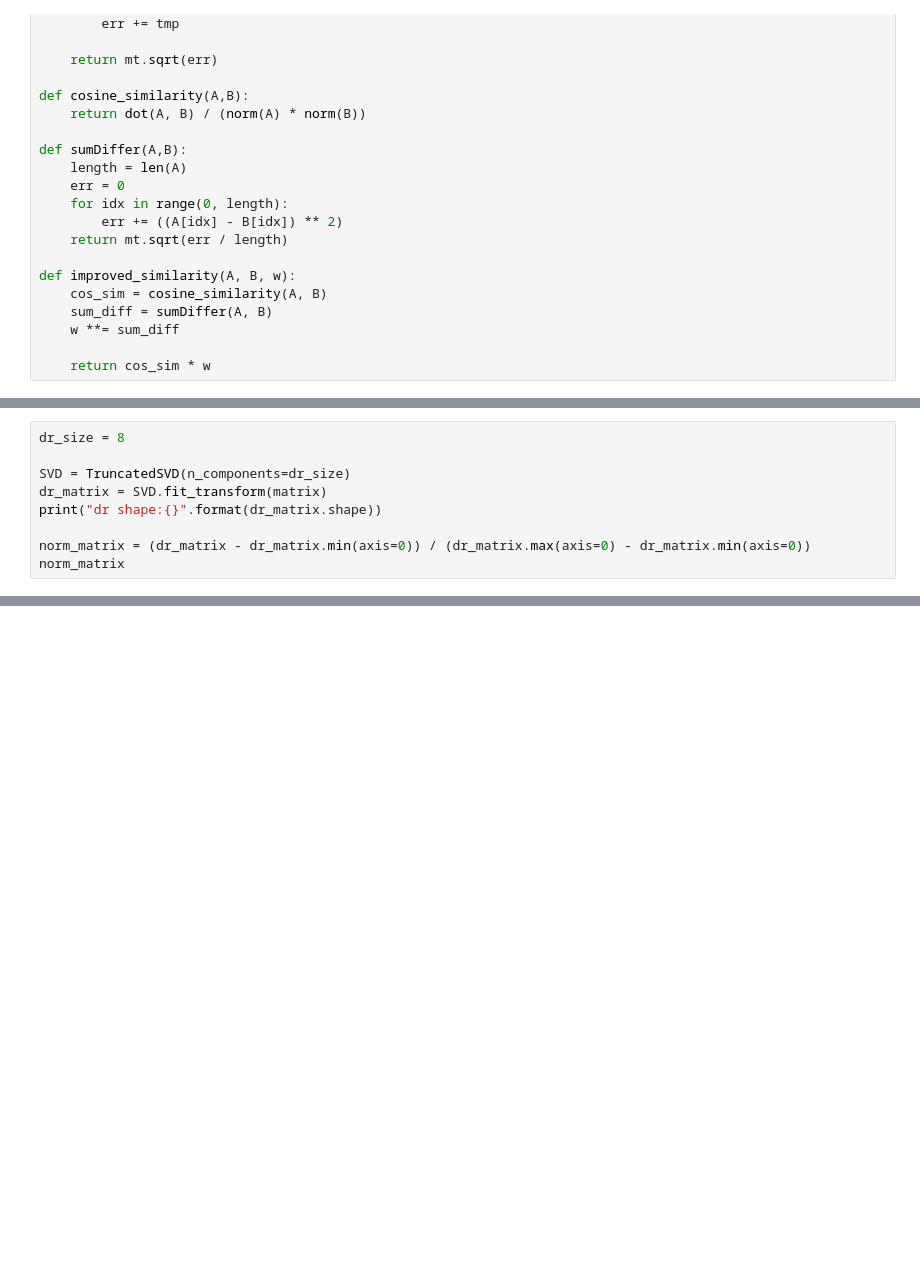
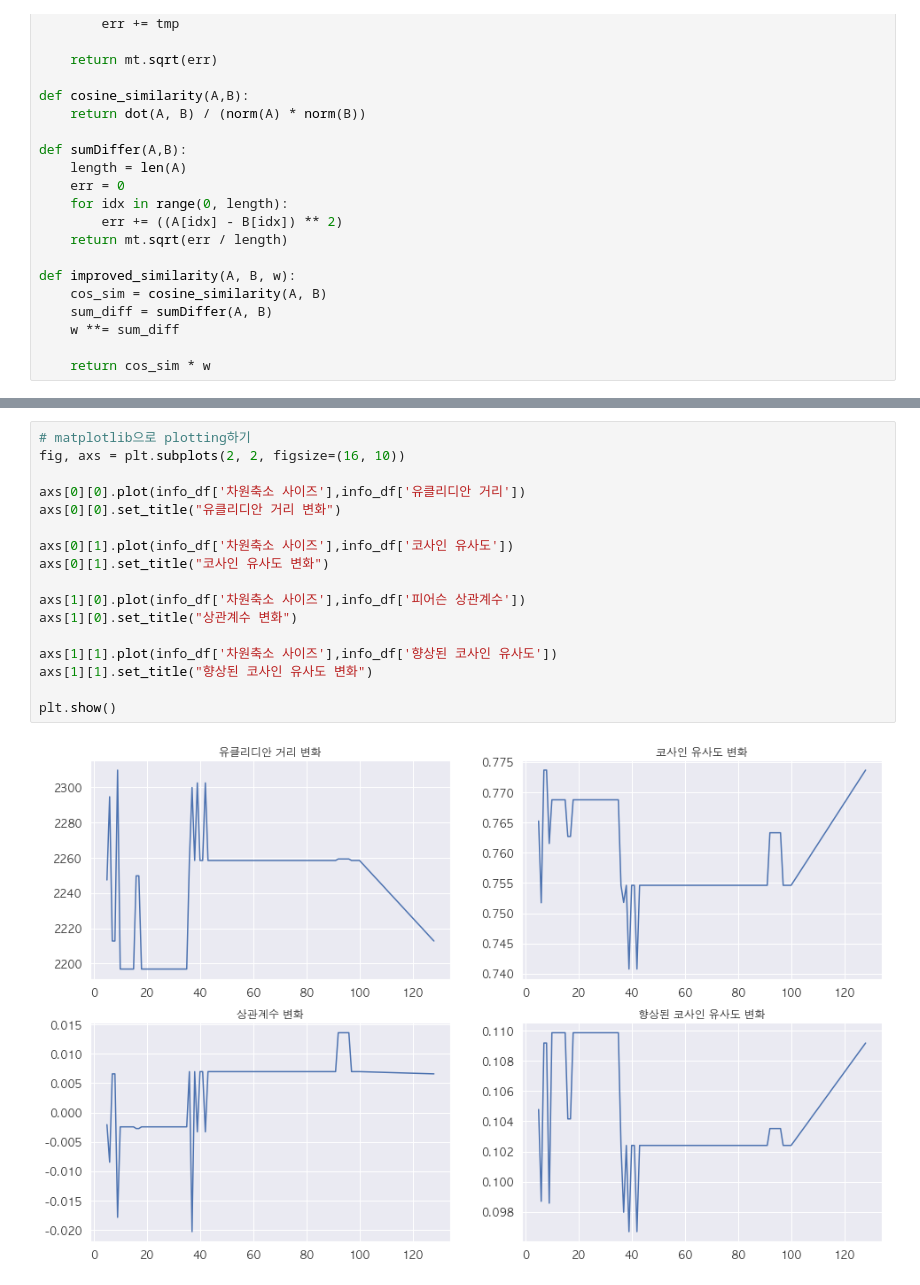
Before and after one commit to formegusto/contract-recommendation-system, a Jupyter notebook: pre-research/study-sim/Matrix Factorization Fit-Test.ipynb, the cells around one changed output, grey strips where cells are left out. Saved outputs shown, nothing was run; the diff lists cells and outputs as text; blank space fills up the shorter version.

Commit message:
matrix factorization second fit-test okay

```diff
--- a/pre-research/study-sim/Matrix Factorization Fit-Test.ipynb
+++ b/pre-research/study-sim/Matrix Factorization Fit-Test.ipynb
@@ -83,9 +71,0 @@ array([[186., 329.,  40., ..., 292., 301., 171.],
-# %%
-dr_size = 8
-
-SVD = TruncatedSVD(n_components=dr_size)
-dr_matrix = SVD.fit_transform(matrix)
-print("dr shape:{}".format(dr_matrix.shape))
-
-norm_matrix = (dr_matrix - dr_matrix.min(axis=0)) / (dr_matrix.max(axis=0) - dr_matrix.min(axis=0))
-norm_matrix
@@ -142,0 +201,19 @@ print(max_sim_idx)
+# %%
+# matplotlib으로 plotting하기
+fig, axs = plt.subplots(2, 2, figsize=(16, 10))
+
+axs[0][0].plot(info_df['차원축소 사이즈'],info_df['유클리디안 거리'])
+axs[0][0].set_title("유클리디안 거리 변화")
+
+axs[0][1].plot(info_df['차원축소 사이즈'],info_df['코사인 유사도'])
+axs[0][1].set_title("코사인 유사도 변화")
+
+axs[1][0].plot(info_df['차원축소 사이즈'],info_df['피어슨 상관계수'])
+axs[1][0].set_title("상관계수 변화")
+
+axs[1][1].plot(info_df['차원축소 사이즈'],info_df['향상된 코사인 유사도'])
+axs[1][1].set_title("향상된 코사인 유사도 변화")
+
+plt.show()
+# %% [output]
+[figure, added]
```
Also changed, not shown: parts of 10 cells of this notebook.
